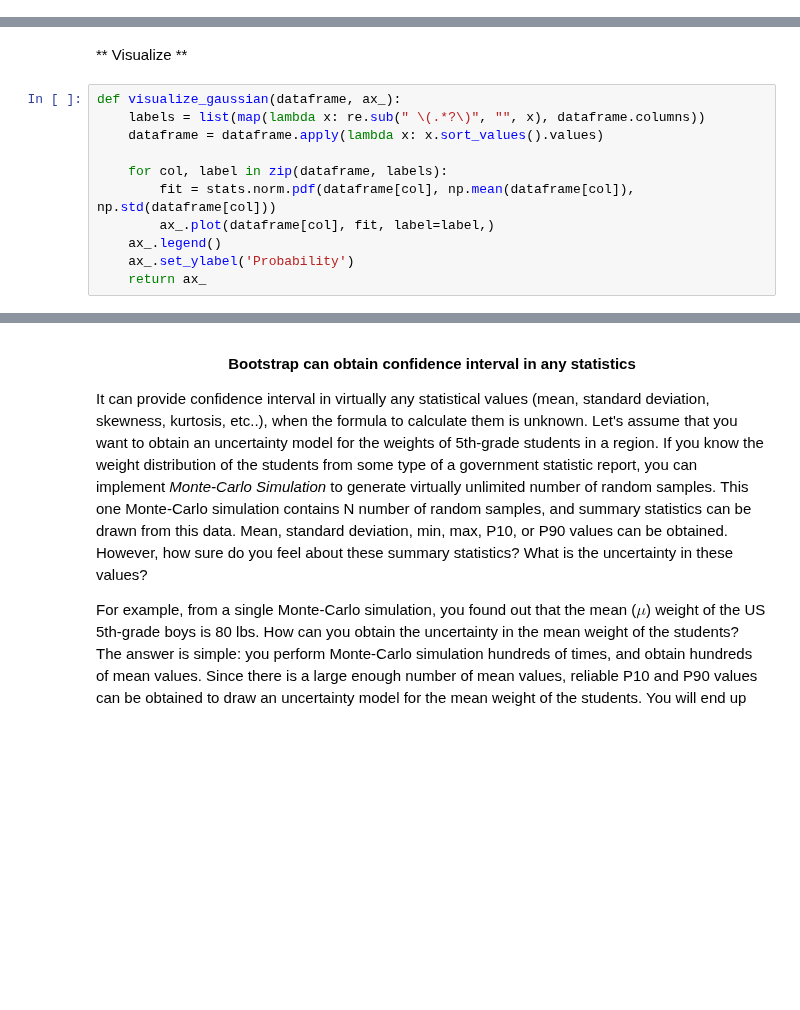
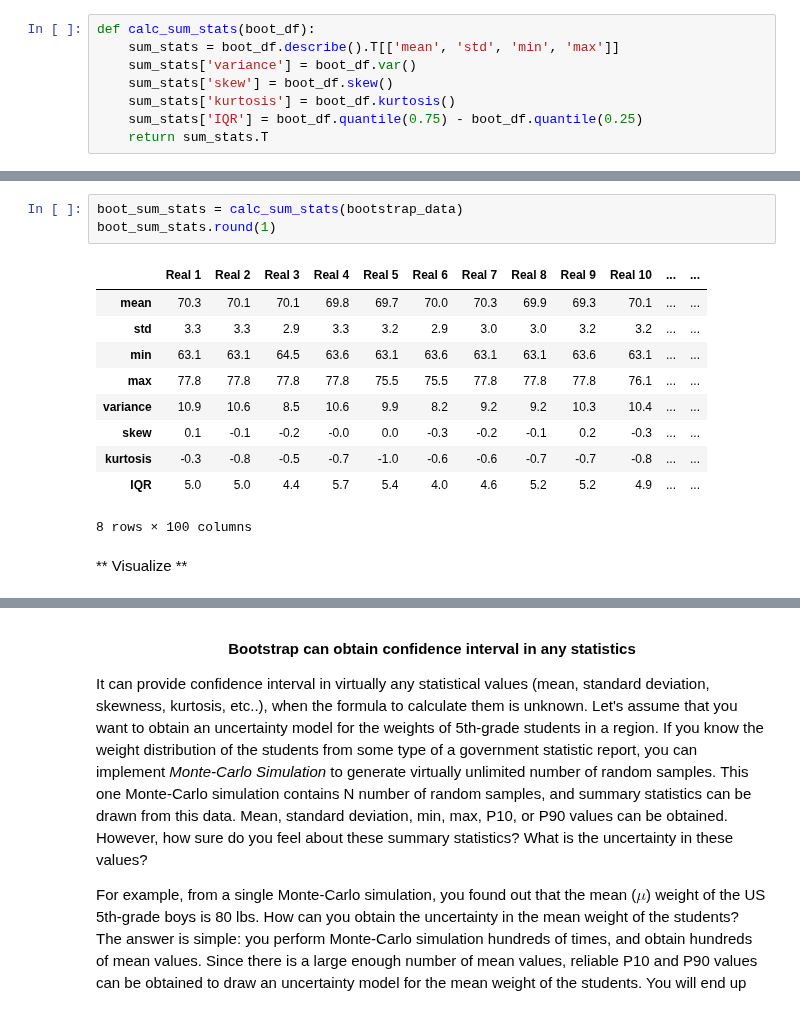
Before and after one commit to aegis4048/Petroleum_Engineering, a Jupyter notebook: Data Analysis/Uncertainty Modeling with Bootstrap Simulation.ipynb, the cells around one changed output, grey strips where cells are left out. Drawn from its saved outputs; the diff is of its cells as text; blank space fills up the shorter version.

```diff
--- a/Data Analysis/Uncertainty Modeling with Bootstrap Simulation.ipynb
+++ b/Data Analysis/Uncertainty Modeling with Bootstrap Simulation.ipynb
@@ -68,0 +74,8 @@ monte_data = pd.DataFrame([male], index=['Male Height (inches)']).T
+# %%
+def calc_sum_stats(boot_df):
+    sum_stats = boot_df.describe().T[['mean', 'std', 'min', 'max']]
+    sum_stats['variance'] = boot_df.var()
+    sum_stats['skew'] = boot_df.skew()
+    sum_stats['kurtosis'] = boot_df.kurtosis()
+    sum_stats['IQR'] = boot_df.quantile(0.75) - boot_df.quantile(0.25)
+    return sum_stats.T
@@ -69,13 +159,16 @@ monte_data = pd.DataFrame([male], index=['Male Height (inches)']).T
+# %%
+boot_sum_stats = calc_sum_stats(bootstrap_data)
+boot_sum_stats.round(1)
+# %% [output]
+|  | Real 1 | Real 2 | Real 3 | Real 4 | Real 5 | Real 6 | Real 7 | Real 8 | Real 9 | Real 10 | ... | ... |
+| mean | 70.3 | 70.1 | 70.1 | 69.8 | 69.7 | 70.0 | 70.3 | 69.9 | 69.3 | 70.1 | ... | ... |
+| std | 3.3 | 3.3 | 2.9 | 3.3 | 3.2 | 2.9 | 3.0 | 3.0 | 3.2 | 3.2 | ... | ... |
+| min | 63.1 | 63.1 | 64.5 | 63.6 | 63.1 | 63.6 | 63.1 | 63.1 | 63.6 | 63.1 | ... | ... |
+| max | 77.8 | 77.8 | 77.8 | 77.8 | 75.5 | 75.5 | 77.8 | 77.8 | 77.8 | 76.1 | ... | ... |
+| variance | 10.9 | 10.6 | 8.5 | 10.6 | 9.9 | 8.2 | 9.2 | 9.2 | 10.3 | 10.4 | ... | ... |
+| skew | 0.1 | -0.1 | -0.2 | -0.0 | 0.0 | -0.3 | -0.2 | -0.1 | 0.2 | -0.3 | ... | ... |
+| kurtosis | -0.3 | -0.8 | -0.5 | -0.7 | -1.0 | -0.6 | -0.6 | -0.7 | -0.7 | -0.8 | ... | ... |
+| IQR | 5.0 | 5.0 | 4.4 | 5.7 | 5.4 | 4.0 | 4.6 | 5.2 | 5.2 | 4.9 | ... | ... |
+8 rows × 100 columns
 # %% [markdown]
 ** Visualize **
-# %%
-def visualize_gaussian(dataframe, ax_):
-    labels = list(map(lambda x: re.sub(" \(.*?\)", "", x), dataframe.columns))
-    dataframe = dataframe.apply(lambda x: x.sort_values().values)
-
-    for col, label in zip(dataframe, labels):
-        fit = stats.norm.pdf(dataframe[col], np.mean(dataframe[col]), np.std(dataframe[col]))
-        ax_.plot(dataframe[col], fit, label=label,)
-    ax_.legend()
-    ax_.set_ylabel('Probability')
-    return ax_
```
Also changed, not shown: parts of 44 cells of this notebook, 2 other files.
